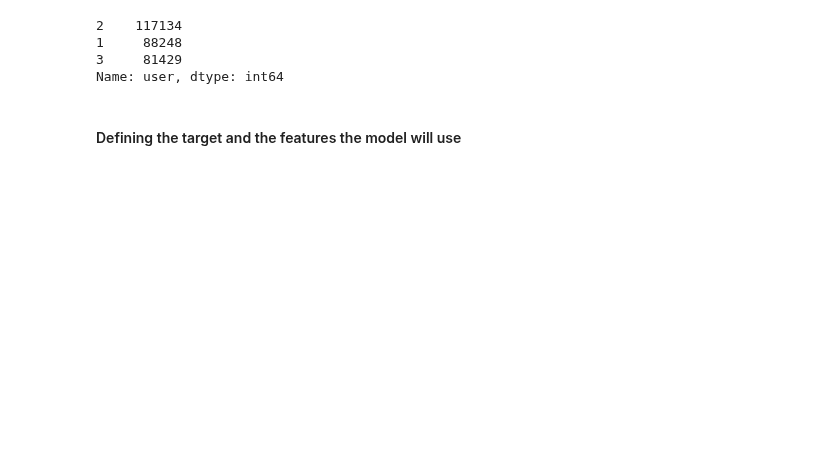
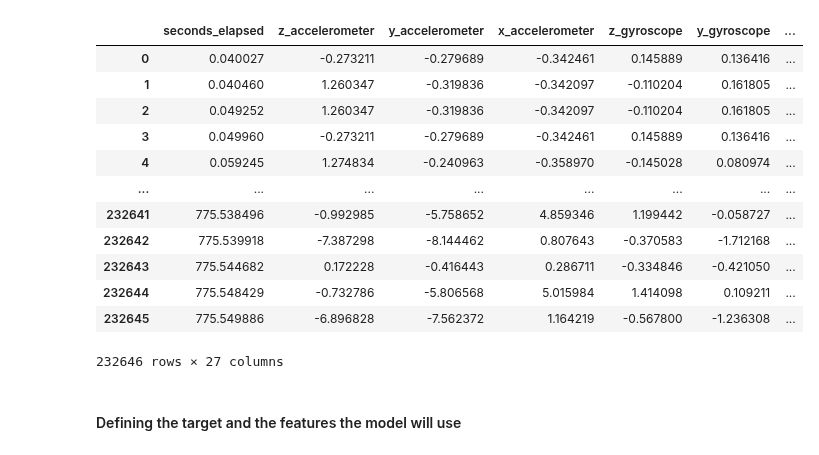
Before and after one commit to ERJLM/ML4QS, a Jupyter notebook: src/ML_pipeline.ipynb, the cells around one changed output. Cells and saved outputs as stored; diff of their text form; code cells hidden in the pictures; blank space fills up the shorter version.

```diff
--- a/src/ML_pipeline.ipynb
+++ b/src/ML_pipeline.ipynb
@@ -34,10 +34,27 @@ df
-# %%
-df.user.value_counts()
-# %% [output]
-2    117134
-1     88248
-3     81429
-Name: user, dtype: int64
+# %%
+from data_cleaning import remove_outliers, impute, low_pass_filter, pca
+
+# Clean the data
+df = remove_outliers(df)
+df = impute(df)
+df = low_pass_filter(df)
+df = pca(df)
+
+df
+# %% [output]
+|  | seconds_elapsed | z_accelerometer | y_accelerometer | x_accelerometer | z_gyroscope | y_gyroscope | ... |
+| 0 | 0.040027 | -0.273211 | -0.279689 | -0.342461 | 0.145889 | 0.136416 | ... |
+| 1 | 0.040460 | 1.260347 | -0.319836 | -0.342097 | -0.110204 | 0.161805 | ... |
+| 2 | 0.049252 | 1.260347 | -0.319836 | -0.342097 | -0.110204 | 0.161805 | ... |
+| 3 | 0.049960 | -0.273211 | -0.279689 | -0.342461 | 0.145889 | 0.136416 | ... |
+| 4 | 0.059245 | 1.274834 | -0.240963 | -0.358970 | -0.145028 | 0.080974 | ... |
+| ... | ... | ... | ... | ... | ... | ... | ... |
+| 232641 | 775.538496 | -0.992985 | -5.758652 | 4.859346 | 1.199442 | -0.058727 | ... |
+| 232642 | 775.539918 | -7.387298 | -8.144462 | 0.807643 | -0.370583 | -1.712168 | ... |
+| 232643 | 775.544682 | 0.172228 | -0.416443 | 0.286711 | -0.334846 | -0.421050 | ... |
+| 232644 | 775.548429 | -0.732786 | -5.806568 | 5.015984 | 1.414098 | 0.109211 | ... |
+| 232645 | 775.549886 | -6.896828 | -7.562372 | 1.164219 | -0.567800 | -1.236308 | ... |
+232646 rows × 27 columns
 # %% [markdown]
 #### Defining the target and the features the model will use
 # %%
```
Also changed, not shown: parts of 6 cells of this notebook, 2 other files.
